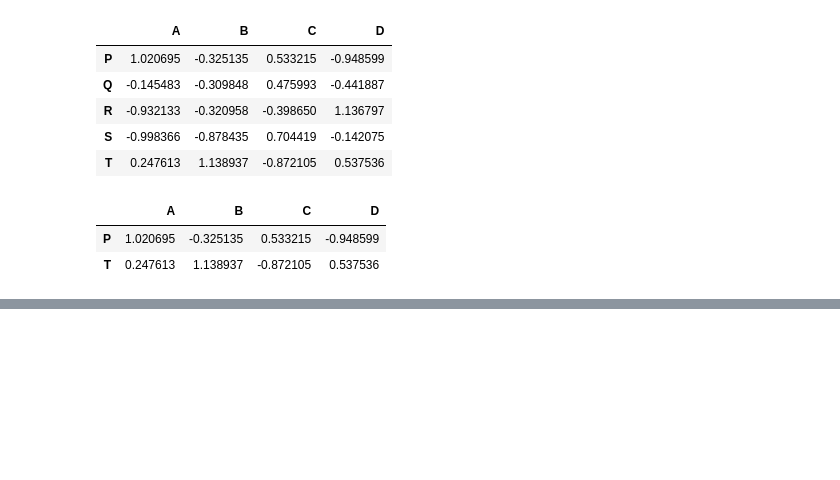
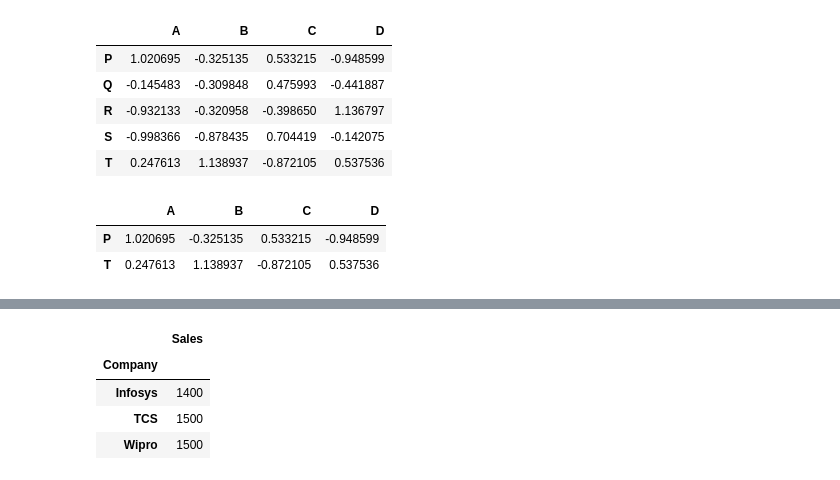
Before and after one commit to milu234/DataScience_AI, a Jupyter notebook: Data_Science'.ipynb, the cells around one changed output, grey strips where cells are left out. Saved outputs shown, nothing was run; the diff lists cells and outputs as text; code cells hidden in the pictures; blank space fills up the shorter version.

```diff
--- a/Data_Science'.ipynb
+++ b/Data_Science'.ipynb
@@ -297,0 +330,8 @@ df[(df['A']>0) & (df['B']<2)]
+# %%
+  byComp.sum()
+# %% [output]
+|  | Sales |
+| Company |  |
+| Infosys | 1400 |
+| TCS | 1500 |
+| Wipro | 1500 |
```
Also changed, not shown: parts of 8 cells of this notebook.
